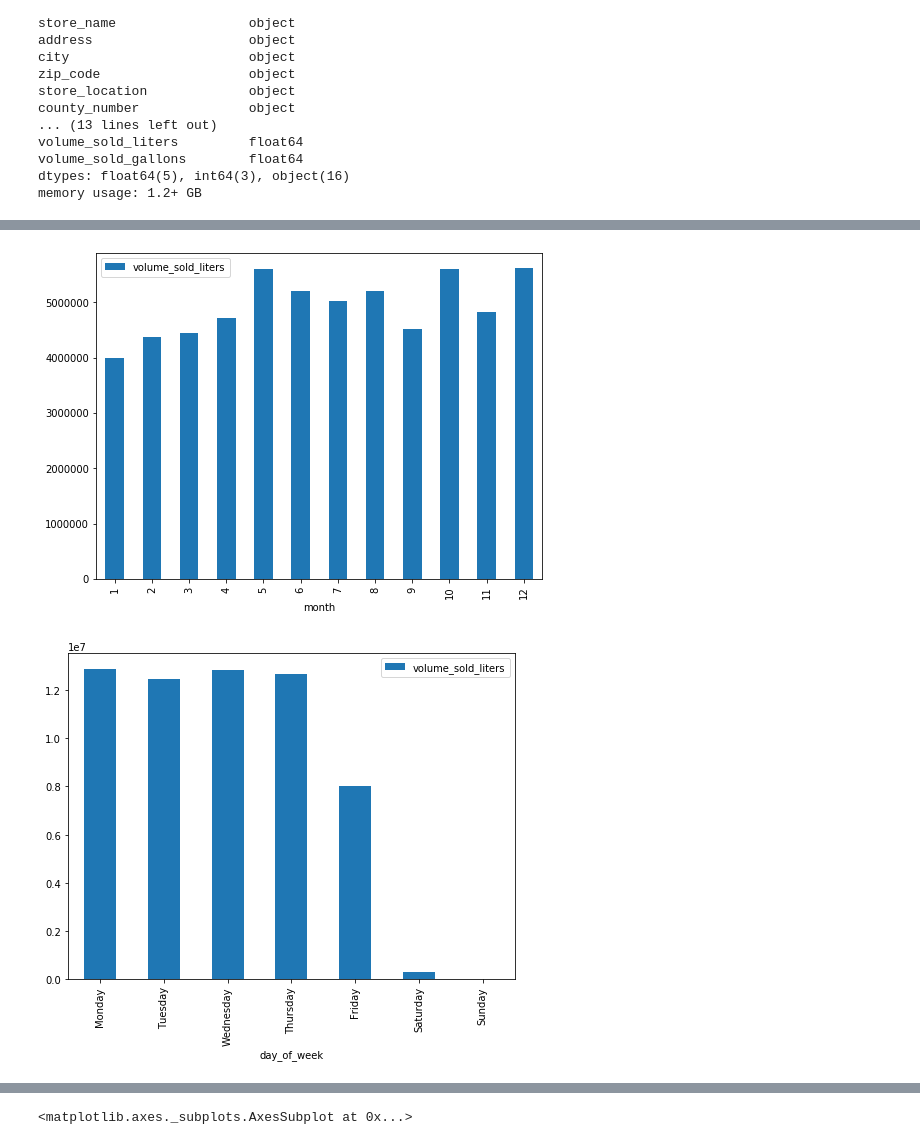
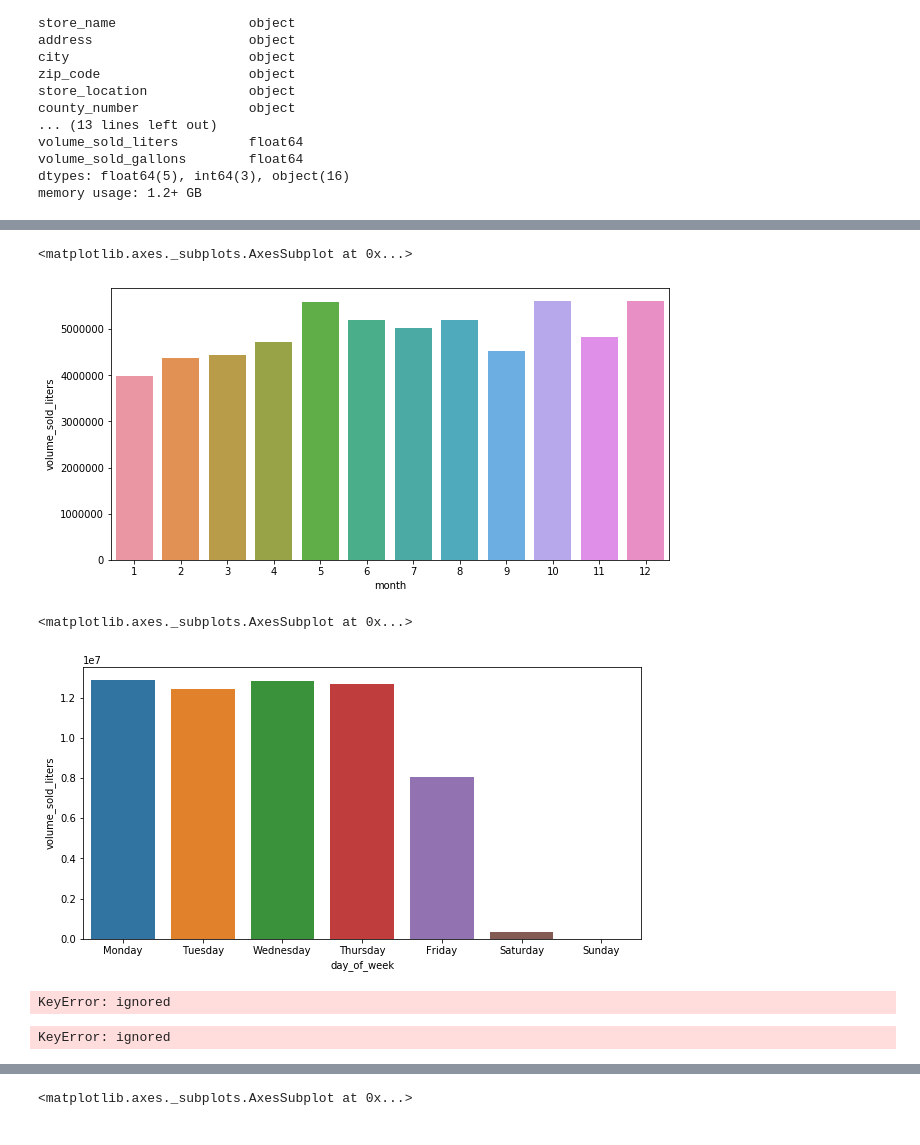
Before and after one commit to polesh21/iowa_liquor_sales, a Jupyter notebook: EDA_iowa.ipynb, the cells around one changed output, grey strips where cells are left out. Saved outputs shown, nothing was run; the diff lists cells and outputs as text; code cells hidden in the pictures.

```diff
--- a/EDA_iowa.ipynb
+++ b/EDA_iowa.ipynb
@@ -100,0 +106,7 @@ df
+# %%
+by_year = df.groupby(['year']).sum().reset_index()
+liters_by_year = by_year[['year','volume_sold_liters']]
+
+import seaborn as sns
+plt.rcParams["figure.figsize"] = (10,5)
+sns.barplot(x='year',y='volume_sold_liters',data=liters_by_year)
@@ -101,22 +116,37 @@ df
 # %%
 by_month = df.groupby(['month']).sum().reset_index()
 liters_by_month = by_month[['month','volume_sold_liters']]
 
-import matplotlib.pyplot as plt
-
-liters_by_month.plot(kind='bar',x='month',y='volume_sold_liters')
-
-plt.show()
+sns.barplot(x='month',y='volume_sold_liters',data=liters_by_month)
 # %% [output]
+<matplotlib.axes._subplots.AxesSubplot at 0x...>
-[figure, old version]
+[figure, new version]
 # %%
 by_day = df.groupby(['day_of_week_num','day_of_week']).sum().reset_index()
 liters_by_day = by_day[['day_of_week_num','day_of_week','volume_sold_liters']]
 
-liters_by_day.plot(kind='bar',x='day_of_week',y='volume_sold_liters')
-
-plt.rcParams["figure.figsize"] = (8,6)
-
-plt.show()
+sns.barplot(x='day_of_week',y='volume_sold_liters',data=liters_by_day)
 # %% [output]
+<matplotlib.axes._subplots.AxesSubplot at 0x...>
-[figure, old version]
+[figure, new version]
+# %%
+cities_all = pd.pivot_table(df, values=['bottles_sold','state_bottle_cost','state_bottle_retail','sale_dollars','volume_sold_liters'], index=['city'],
+                            aggfunc={'bottles_sold':np.sum, 'state_bottle_cost':np.mean, 'state_bottle_retail':np.mean, 'sale_dollars':np.sum, 'volume_sold_liters':np.sum}).reset_index()
+сities_all = сities_all.sort_values(by='bottles_sold', ascending = False)
+
+сities_all.columns = ['city', 'total_bottles_sold','total_sale_dollars', 'average_bottle_cost','average_state_bottle_retail','total_volume_sold_liters']
+
+#remove scientific notation
+pd.set_option('display.float_format', lambda x: '%.2f' % x)
+
+сities_all.head(5)
+# %% [output]
+KeyError: ignored
+# %%
+cities_all = pd.pivot_table(df, values=['bottles_sold','state_bottle_cost','state_bottle_retail','sale_dollars','volume_sold_liters'], index=['city'],
+                            aggfunc={'bottles_sold':np.sum, 'state_bottle_cost':np.mean, 'state_bottle_retail':np.mean, 'sale_dollars':np.sum, 'volume_sold_liters':np.sum}).reset_index()
+сities_all = сities_all.sort_values(by='bottles_sold', ascending = False)
+
+сities_all
+# %% [output]
+KeyError: ignored
```
Also changed, not shown: parts of 7 cells of this notebook.
